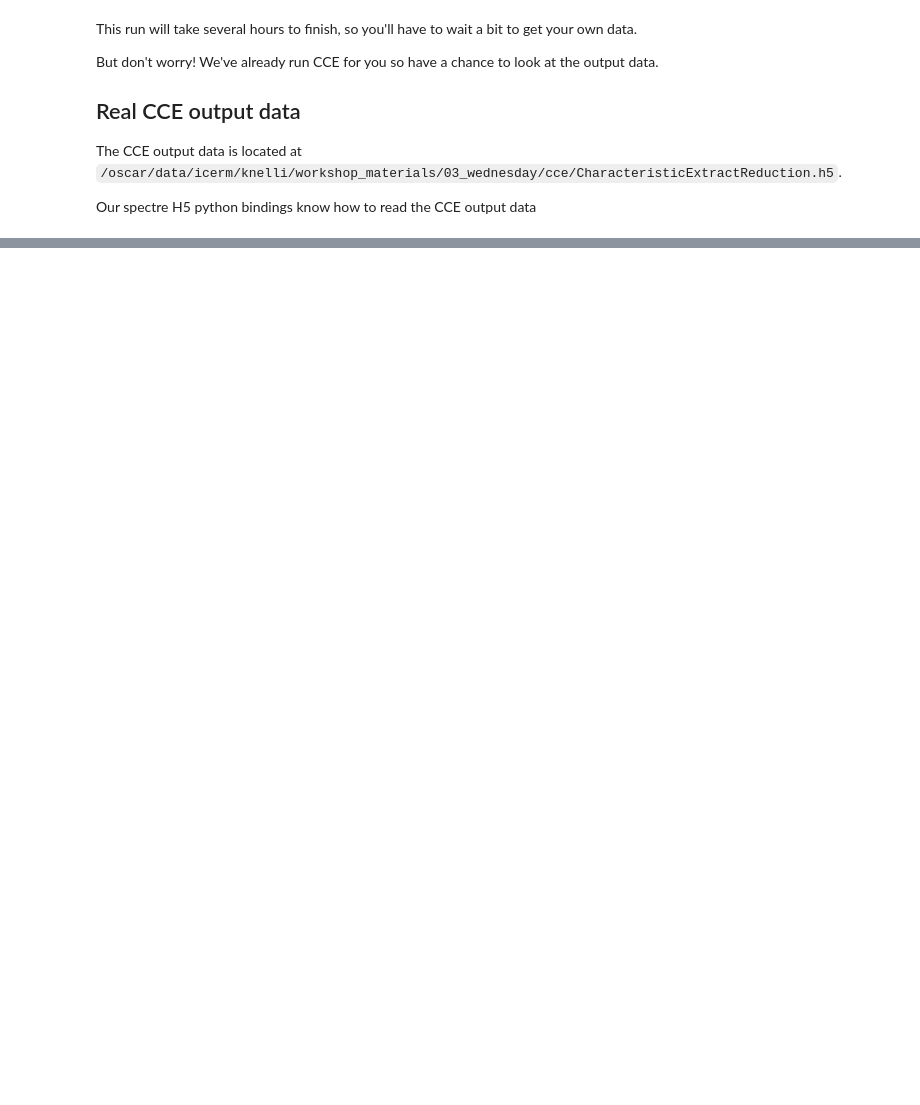
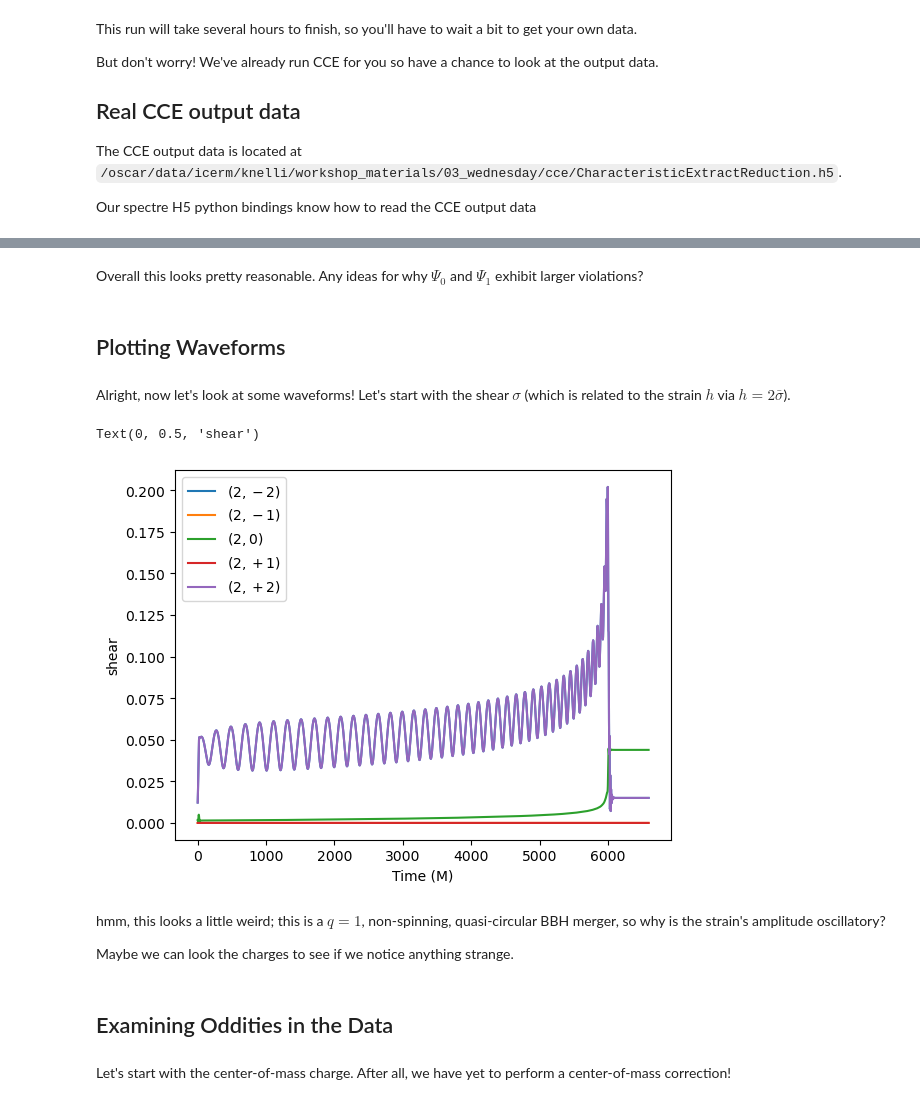
Before and after one commit to sxs-collaboration/sxscon-2024-tutorials, a Jupyter notebook: 03_Wednesday/CCE.ipynb, the cells around one changed output, grey strips where cells are left out. Drawn from its saved outputs; the diff is of its cells as text; code cells hidden in the pictures; blank space fills up the shorter version.

```diff
--- a/03_Wednesday/CCE.ipynb
+++ b/03_Wednesday/CCE.ipynb
@@ -154,0 +327,26 @@ plt.show()
+# %% [markdown]
+Overall this looks pretty reasonable. Any ideas for why $\Psi_{0}$ and $\Psi_{1}$ exhibit larger violations?
+# %% [markdown]
+## Plotting Waveforms
+# %% [markdown]
+Alright, now let's look at some waveforms! Let's start with the shear $\sigma$ (which is related to the strain $h$ via $h=2\bar{\sigma}$).
+# %%
+plt.plot(
+    abd.t,
+    abs(abd.sigma.ndarray[:,sf.LM_index(2,-2,0):sf.LM_index(2,2,0) + 1]),
+    label=['$(2,-2)$','$(2,-1)$','$(2,0)$','$(2,+1)$','$(2,+2)$']
+)
+plt.legend()
+plt.xlabel('Time (M)')
+plt.ylabel('shear')
+# %% [output]
+Text(0, 0.5, 'shear')
+[figure, added]
+# %% [markdown]
+hmm, this looks a little weird; this is a $q=1$, non-spinning, quasi-circular BBH merger, so why is the strain's amplitude oscillatory?
+
+Maybe we can look the charges to see if we notice anything strange.
+# %% [markdown]
+## Examining Oddities in the Data
+# %% [markdown]
+Let's start with the center-of-mass charge. After all, we have yet to perform a center-of-mass correction!
```
Also changed, not shown: parts of 68 cells of this notebook, 1 other file.
